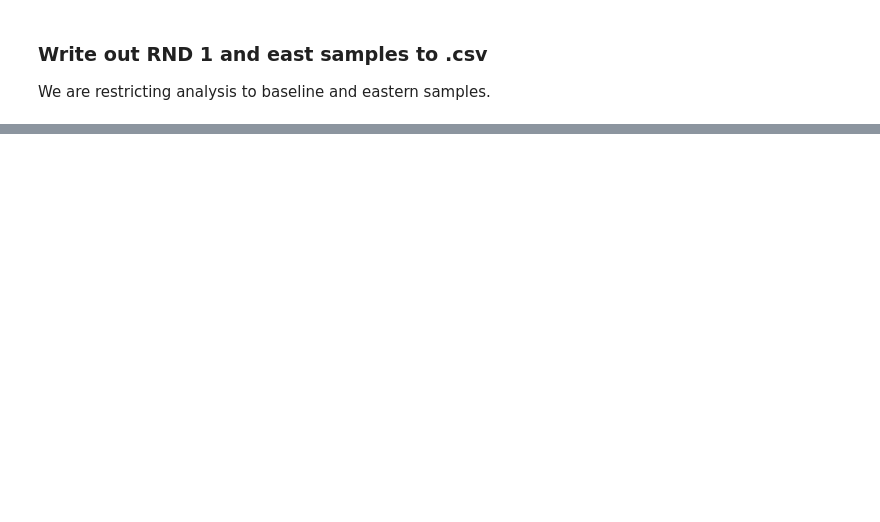
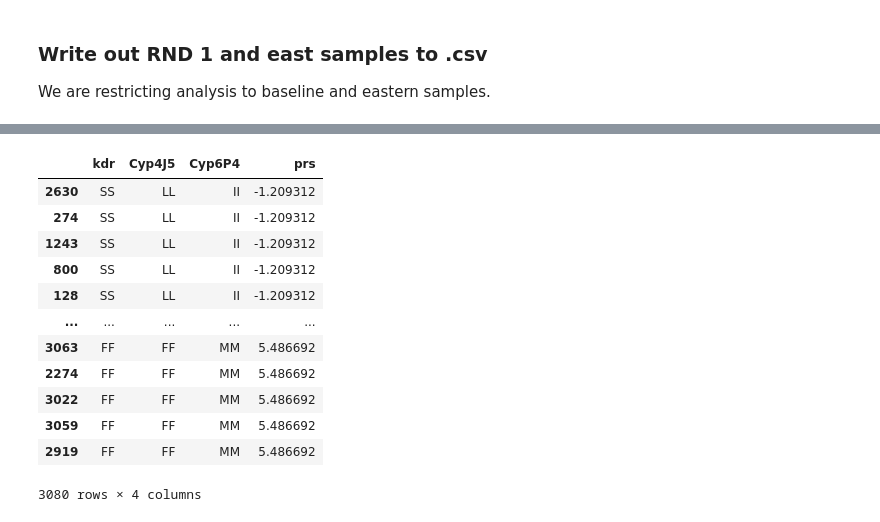
Before and after one commit to LSTM-VIGG/pgs, a Jupyter notebook: pgs-calculation.ipynb, the cells around one changed output, grey strips where cells are left out. Cells and saved outputs as stored; diff of their text form; code cells hidden in the pictures; blank space fills up the shorter version.

```diff
--- a/pgs-calculation.ipynb
+++ b/pgs-calculation.ipynb
@@ -501,0 +659,15 @@ def _calculate_pgs(genotypes, odds_ratios, standardize=False):
+# %%
+# PRS on the discovery cohort itself (subset to LD-pruned selected_snps)
+pgs_discovery = {}
+for method in methods:
+    pgs_discovery[method] = calculate_pgs(
+        df_genos=df_genos,
+        df_effs=df_effs,
+        selected_snps=selected_snps,
+        df_amp_samples=df_amp_samples,
+        method=method,
+        sig_only=False,
+        standardize=True,
+    )
+
+    print(f"{method}: calculated PRS for {len(pgs_discovery[method])} samples using {pgs_discovery[method]['n_selected_snps'].iloc[0]} selected SNPs")
@@ -598,18 +782,6 @@ df_geno
 # %%
-pval_df = pd.read_csv("./effect-sizes-siaya.csv", index_col=1)
+pval_df = pd.read_csv("./glm-siaya-effect-size-amplicons.csv", index_col=0)
 
 # pval_df = df_effs['amplicons']
 pval_genotyped_df = pval_df.loc[snpsnp_positions]
-#pval_genotyped_df.to_excel("pval_genotyped_df.xlsx")
+pval_genotyped_df.to_excel("pval_genotyped_df.xlsx")
-# %%
-def llineup_prs(df_ento, gn, query=None, name='prs_standardised', standardize=False):
-    if query:
-        mask = df_ento.eval(query, engine='python')
-        gn = gn.compress(mask, axis=1)
-        df_ento = df_ento[mask]
-
-    prs  = _calculate_pgs(gn.to_n_alt(), pval_genotyped_df['odds_ratio'].values, standardize=standardize)
-    df_ento.loc[:, 'prs'] = prs
-    prs_per_hsd = df_ento.groupby('HSD').agg({'prs':['mean', 'std', 'count']})
-
-    return df_ento,  prs_per_hsd
@@ -641,0 +887,16 @@ df_ento_prs.sort_values('prs', ascending=False).head(10)[['kdr', 'Cyp4J5', 'Cyp6
+# %%
+df_ento_prs[['kdr', 'Cyp4J5', 'Cyp6P4', 'prs']].dropna().sort_values('prs')
+# %% [output]
+|  | kdr | Cyp4J5 | Cyp6P4 | prs |
+| 2630 | SS | LL | II | -1.209312 |
+| 274 | SS | LL | II | -1.209312 |
+| 1243 | SS | LL | II | -1.209312 |
+| 800 | SS | LL | II | -1.209312 |
+| 128 | SS | LL | II | -1.209312 |
+| ... | ... | ... | ... | ... |
+| 3063 | FF | FF | MM | 5.486692 |
+| 2274 | FF | FF | MM | 5.486692 |
+| 3022 | FF | FF | MM | 5.486692 |
+| 3059 | FF | FF | MM | 5.486692 |
+| 2919 | FF | FF | MM | 5.486692 |
+3080 rows × 4 columns
```
Also changed, not shown: parts of 19 cells of this notebook, 1 other file.
